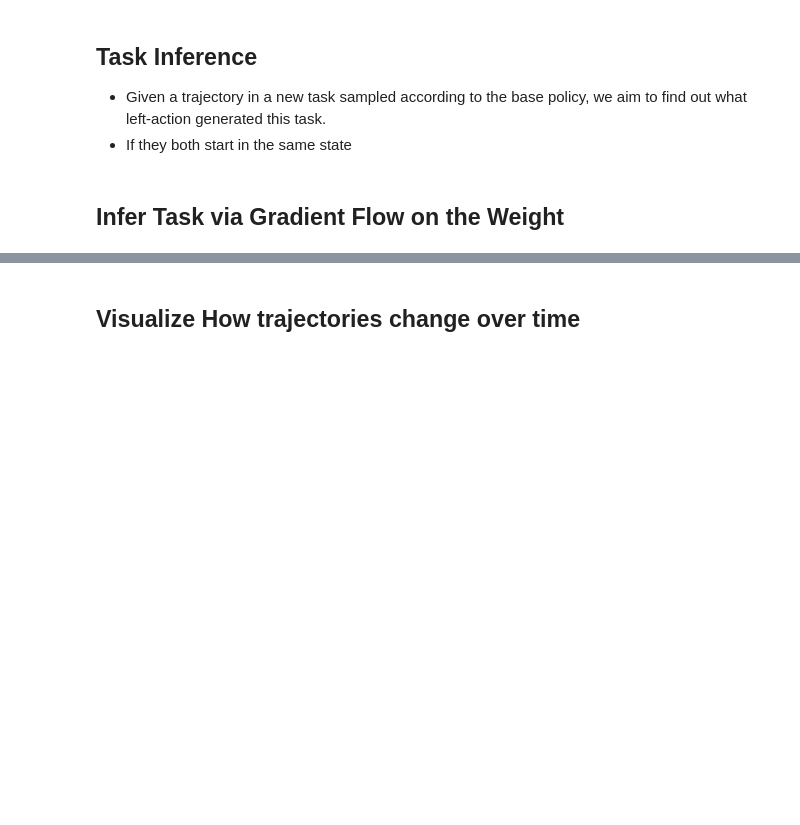
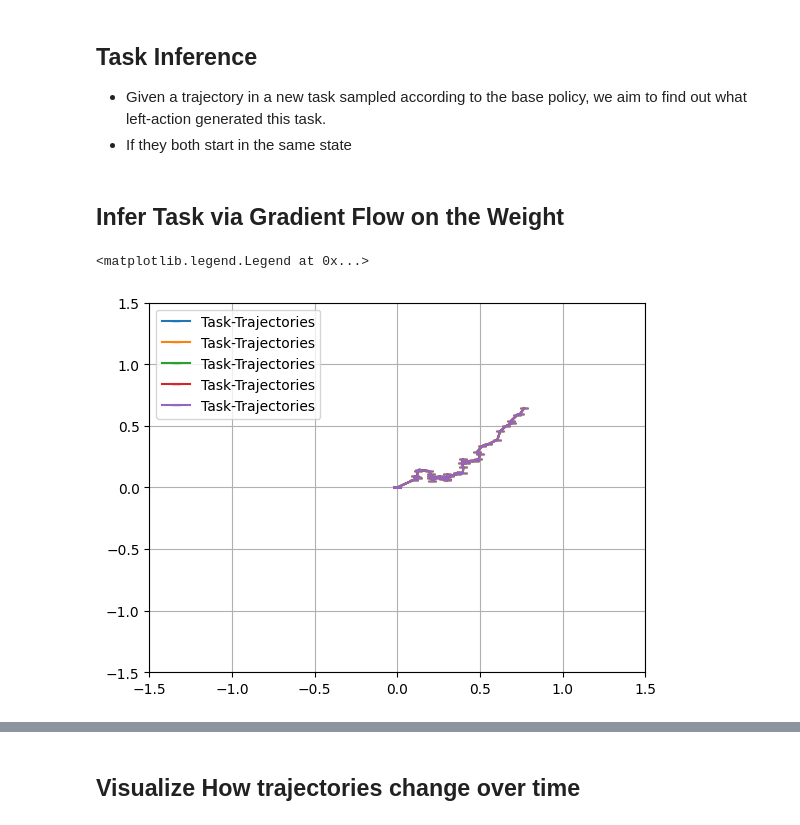
Before and after one commit to PaulNitschke/geo_meta_rl, a Jupyter notebook: task_inference.ipynb, the cells around one changed output, grey strips where cells are left out. Cells and saved outputs as stored; diff of their text form; code cells hidden in the pictures; blank space fills up the shorter version.

```diff
--- a/task_inference.ipynb
+++ b/task_inference.ipynb
@@ -405,5 +390,28 @@ def proj_traj_from_base_to_task(s_0, base_transition_func, base_policy, Lg, traj
     return torch.stack(trajectory, dim=0)
 # %% [markdown]
 ## Infer Task via Gradient Flow on the Weight
+# %%
+N_TRAJS_NEW_TASK = 5
+TEST_TASK_IDX = 1
+trajs_new_task = torch.zeros((N_TRAJS_NEW_TASK, 100, 2))
+
+for idx_iter in range(N_TRAJS_NEW_TASK):
+
+    task_env = CircleRotationEnv(s_init=circle_points[TEST_TASK_IDX], seed=RANDOM_SEED)
+    traj, _, _ = sample_traj_of_env(test_env, model)
+    if traj.shape[0] < 100:
+        pad_size = (0, 0, 0, 100 - traj.shape[0])  # (pad_left, pad_right, pad_top, pad_bottom)
+        traj = torch.nn.functional.pad(torch.tensor(traj), pad_size, mode='constant', value=0)
+    trajs_new_task[idx_iter,:,:] = torch.tensor(traj, dtype=DTYPE)
+# %%
+for idx_traj in range(N_TRAJS_NEW_TASK):
+    plt.plot(trajs_new_task[idx_traj,:,0], trajs_new_task[idx_traj,:,1], label="Task-Trajectories", marker="_")
+plt.grid()
+plt.xlim(-1.5, 1.5)
+plt.ylim(-1.5, 1.5)
+plt.legend()
+# %% [output]
+<matplotlib.legend.Legend at 0x...>
+[figure, added]
 # %%
 import torch
```
Also changed, not shown: parts of 8 cells of this notebook.
